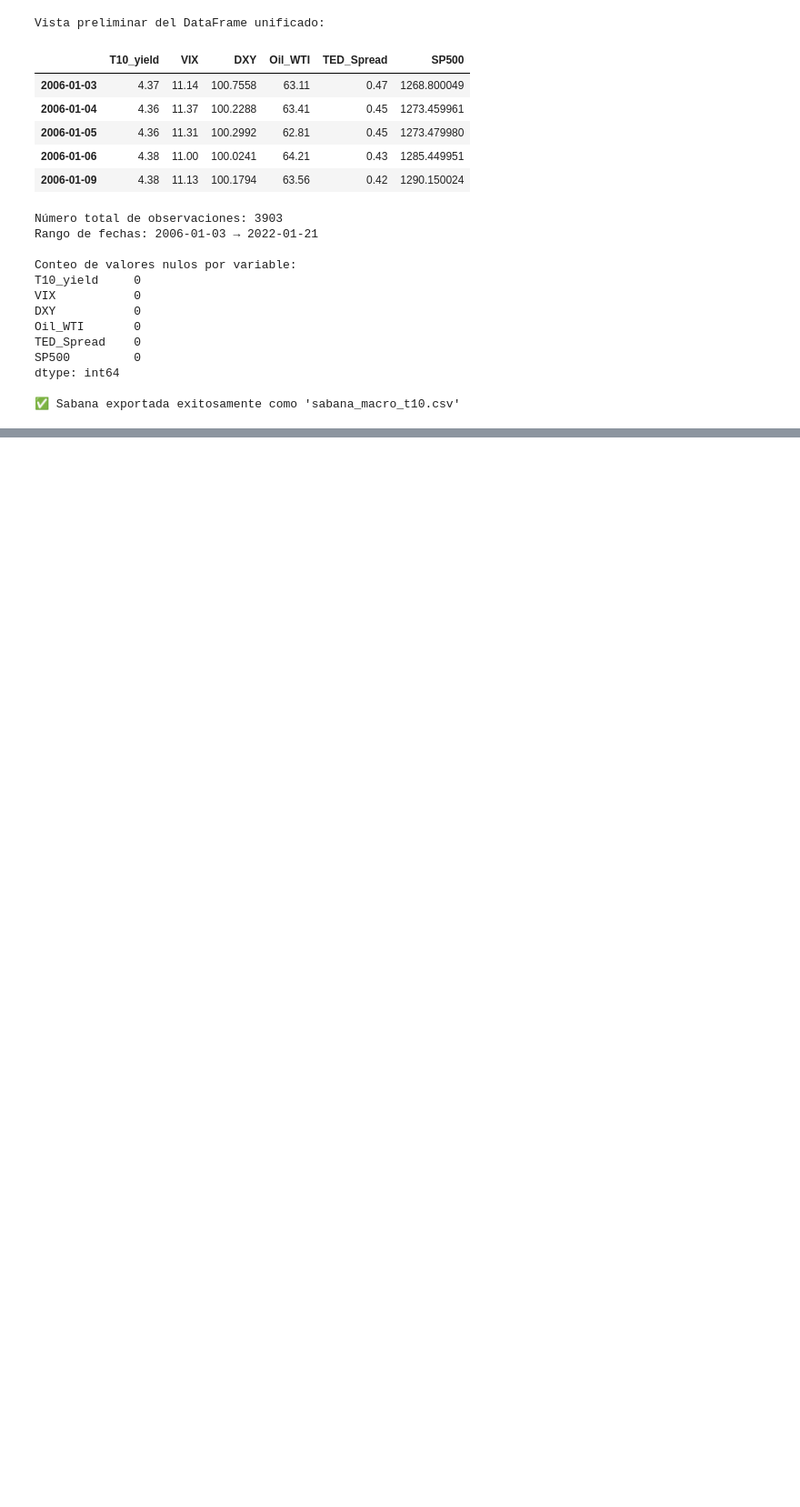
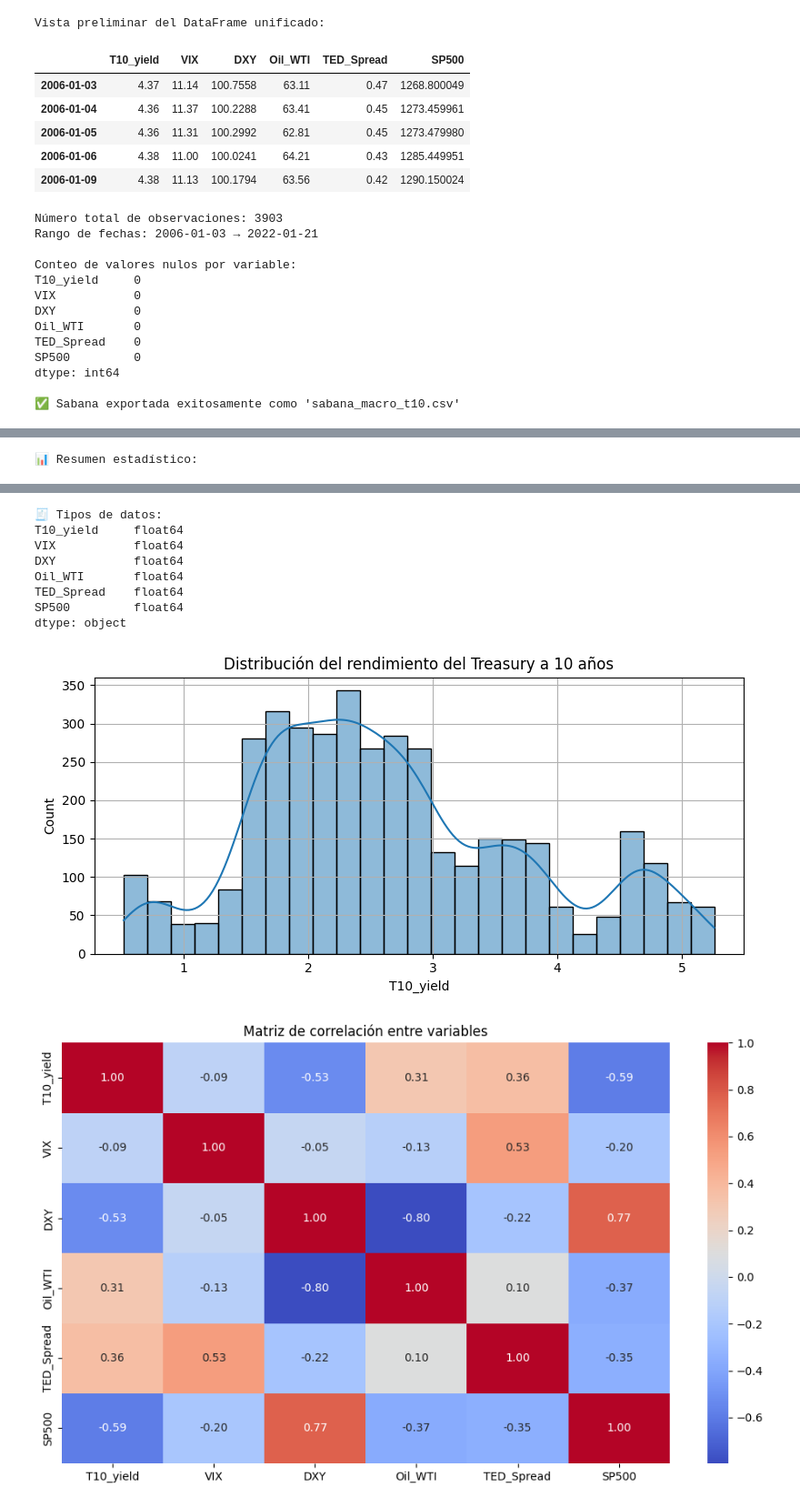
Before and after one commit to Edubanchiless/T10_ML_Prediction_EduMendez, a Jupyter notebook: t10_data_pipeline.ipynb, the cells around one changed output, grey strips where cells are left out. Shown at 91% size. Drawn from its saved outputs; the diff is of its cells as text; code cells hidden in the pictures; blank space fills up the shorter version.

Commit message:
Actualización de notebook y CSV con resultados finales

```diff
--- a/t10_data_pipeline.ipynb
+++ b/t10_data_pipeline.ipynb
@@ -137,0 +162,62 @@ dtype: int64
+# %%
+# ---------------------------------------------------------
+# ANÁLISIS EXPLORATORIO DE DATOS (EDA)
+# ---------------------------------------------------------
+
+import pandas as pd
+import matplotlib.pyplot as plt
+import seaborn as sns
+
+# Cargar y preparar la sabana final
+df = pd.read_csv("sabana_macro_t10.csv", parse_dates=["Unnamed: 0"])
+df = df.rename(columns={"Unnamed: 0": "date"}).set_index("date")
+
+# 1. Resumen estadístico y tipos de datos
+print("📊 Resumen estadístico:")
+display(df.describe())
+print("\n🧾 Tipos de datos:")
+print(df.dtypes)
+
+# 2. Distribución de la variable objetivo
+plt.figure(figsize=(8, 4))
+sns.histplot(df["T10_yield"], kde=True)
+plt.title("Distribución del rendimiento del Treasury a 10 años")
+plt.xlabel("T10_yield")
+plt.grid(True)
+plt.tight_layout()
+plt.show()
+
+# 3. Matriz de correlación
+plt.figure(figsize=(10, 6))
+sns.heatmap(df.corr(), annot=True, cmap="coolwarm", fmt=".2f")
+plt.title("Matriz de correlación entre variables")
+plt.tight_layout()
+plt.show()
+
+# 4. Histogramas por variable
+df.hist(bins=30, figsize=(12, 8), grid=False)
+plt.suptitle("Distribución de variables explicativas", fontsize=16)
+plt.tight_layout()
+plt.show()
+
+# 5. Boxplot agrupado para detección de outliers y escalas
+plt.figure(figsize=(10, 6))
+sns.boxplot(data=df)
+plt.title("Boxplot agrupado de todas las variables")
+plt.xticks(rotation=45)
+plt.grid(True)
+plt.tight_layout()
+plt.show()
+
+# 6. Series de tiempo por variable
+df.plot(subplots=True, layout=(3, 2), figsize=(14, 10), title="Evolución de Variables Macroeconómicas")
+plt.tight_layout()
+plt.show()
+
+# 7. Pairplot (submuestreo para performance si hay muchos datos)
+sample_df = df.sample(n=1000, random_state=42) if len(df) > 1000 else df.copy()
+sns.pairplot(sample_df)
+plt.suptitle("Relación entre pares de variables", y=1.02)
+plt.show()
+# %% [output]
+📊 Resumen estadístico:
@@ -137,0 +233,10 @@ dtype: int64
+🧾 Tipos de datos:
+T10_yield     float64
+VIX           float64
+DXY           float64
+Oil_WTI       float64
+TED_Spread    float64
+SP500         float64
+dtype: object
+[figure, added]
+[figure, added]
```
Also changed, not shown: parts of 9 cells of this notebook, 1 other file.
